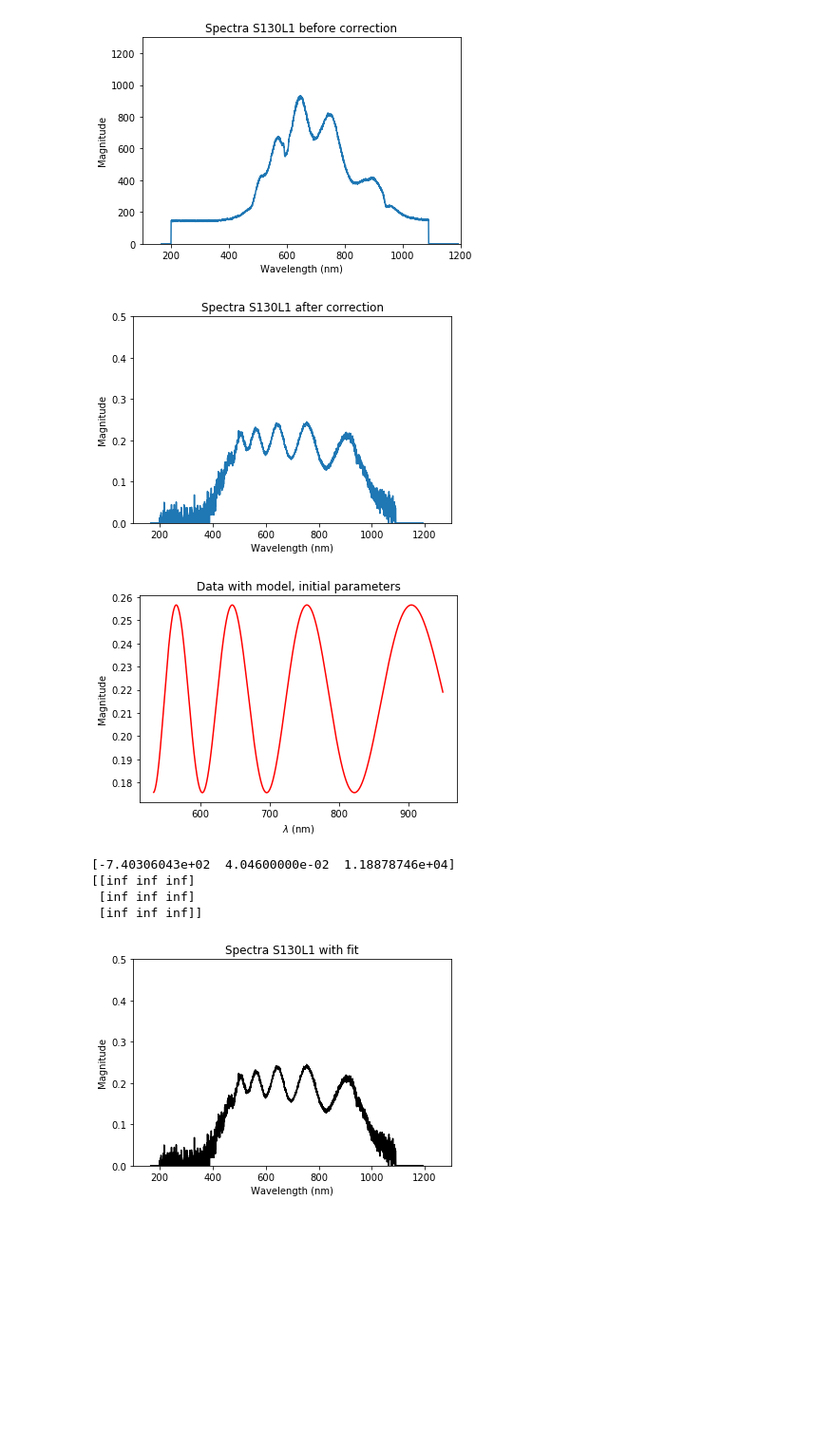
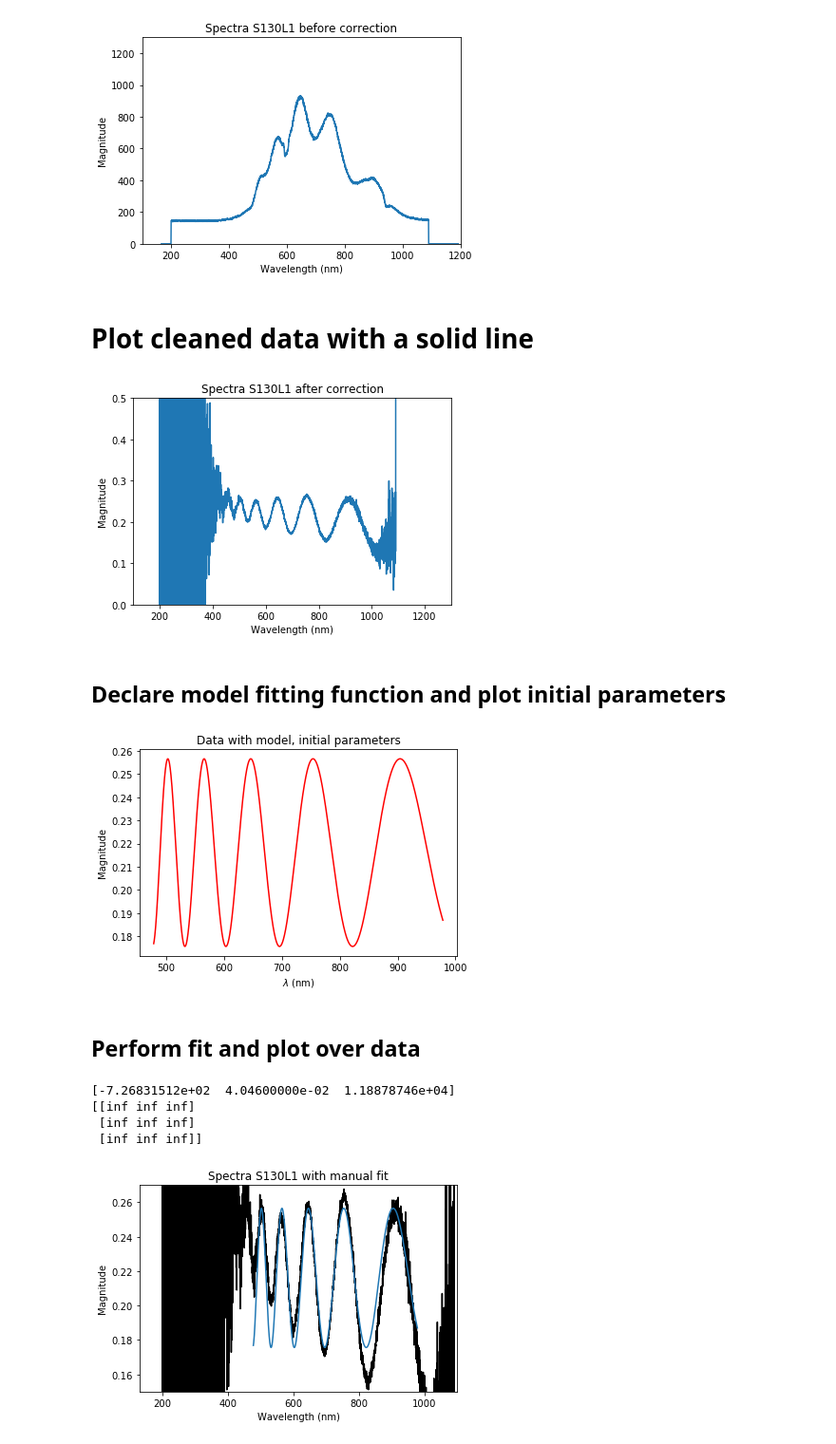
Before and after one commit to ManuelRojasPhysics/Reflectance, a Jupyter notebook: Plotting reflectance data.ipynb, the cells around one changed output. Shown: that part at 95% size. Cells and saved outputs as stored; diff of their text form; code cells hidden in the pictures; blank space fills up the shorter version.

Commit message:
cleaned up python code, added data for s013

```diff
--- a/Plotting reflectance data.ipynb
+++ b/Plotting reflectance data.ipynb
@@ -77,9 +59,5 @@ for i in range(len(s130)):
     wavel[i] = s130[i][1]
     blankAR[i] = blankARraw[i][4] ## average before and after?
     blankBR[i] = blankBRraw[i][4]
-    std_corrAR[i] = std_corrARraw[i][4]
+    std_corrAR[i] = std_corrARraw[i][4]-159.56
     std_corrBR[i] = std_corrBRraw[i][4]
-## subtract background
-nobackground = image1 - blankAR
-final = np.divide(nobackground,std_corrAR, out = np.zeros_like(nobackground), where = std_corrAR != 0)
-print(final)
@@ -87,0 +66,6 @@ print(final)
+# %%
+
+##nobackground = image1 - blankAR
+nobackground = image1 - 144.59
+##this is data with no background, and with the empty sapphire substrate divided out
+final = np.divide(nobackground,std_corrAR, out = np.zeros_like(nobackground), where = std_corrAR != 0)
@@ -104,8 +91,9 @@ plt.ylabel('Magnitude');
 plt.title('Spectra S130L1 before correction');
 # %% [output]
 [figure]
+# %% [markdown]
+# Plot cleaned data with a solid line
 # %%
-# Plot cleaned data with a solid line
 plt.plot(wavel,final, '-');
 
 # Set axis limits to include origin
@@ -122,9 +110,10 @@ plt.ylabel('Magnitude');
 # Add title
 plt.title('Spectra S130L1 after correction');
 # %% [output]
-[figure, old version]
+[figure, new version]
+# %% [markdown]
+## Declare model fitting function and plot initial parameters
 # %%
-## Begin fitting by declaring model fitting function
 
 def model(a,b,d,x):
     n = 2.39
@@ -142,8 +131,8 @@ dinit = 11887.87457
 pinit = [ainit,binit,dinit]
 ## plot model with inital parameters
 ## cut off start and end of data
-xmodel = wavel [1330:2800]
-yfit1 = final[1330:2800]
+xmodel = wavel [1134:2900]
+yfit1 = final[1134:2900]
 plt.plot(xmodel,model(ainit,binit,dinit,xmodel),'r-')
 
 # Label axes and give it a title for notebook (remove it when including the plot in a report)
@@ -152,36 +141,39 @@ plt.ylabel('Magnitude')
 plt.title('Data with model, initial parameters')
 plt.show()
 # %% [output]
-[figure, old version]
+[figure, new version]
+# %% [markdown]
+## Perform fit and plot over data
 # %%
 ## need to subtract background, and divide out ?noise? (see origin file)
 
 
 
 pOpt, pVar = curve_fit(model,xmodel,yfit1, p0 = pinit)
 
 print (pOpt)
 print(pVar)
 ## plot fit on top of data
 plt.plot(wavel,final, 'k-');
-plt.plot(xmodel, model(pOpt[0],pOpt[1],pOpt[2],xmodel), '.');
+plt.plot(xmodel, model(pinit[0],pinit[1],pinit[2],xmodel), '-');
 
 # Set axis limits to include origin
-plt.xlim(100,1300)
-plt.ylim(0,.5000);
+plt.xlim(130,1100)
+plt.ylim(.15,.27);
 
 # Add axis labels
 plt.xlabel('Wavelength (nm)')
 plt.ylabel('Magnitude');
 
 # Add legend
 ## plt.legend(['Data','100 $\Omega$'])
 
 # Add title
-plt.title('Spectra S130L1 with fit');
+plt.title('Spectra S130L1 with manual fit');
+plt.savefig('fit.pdf')
 # %% [output]
-[-7.40306043e+02  4.04600000e-02  1.18878746e+04]
+[-7.26831512e+02  4.04600000e-02  1.18878746e+04]
 [[inf inf inf]
  [inf inf inf]
  [inf inf inf]]
-[figure, old version]
+[figure, new version]
```
Also changed, not shown: parts of 10 cells of this notebook, 4 other files.
